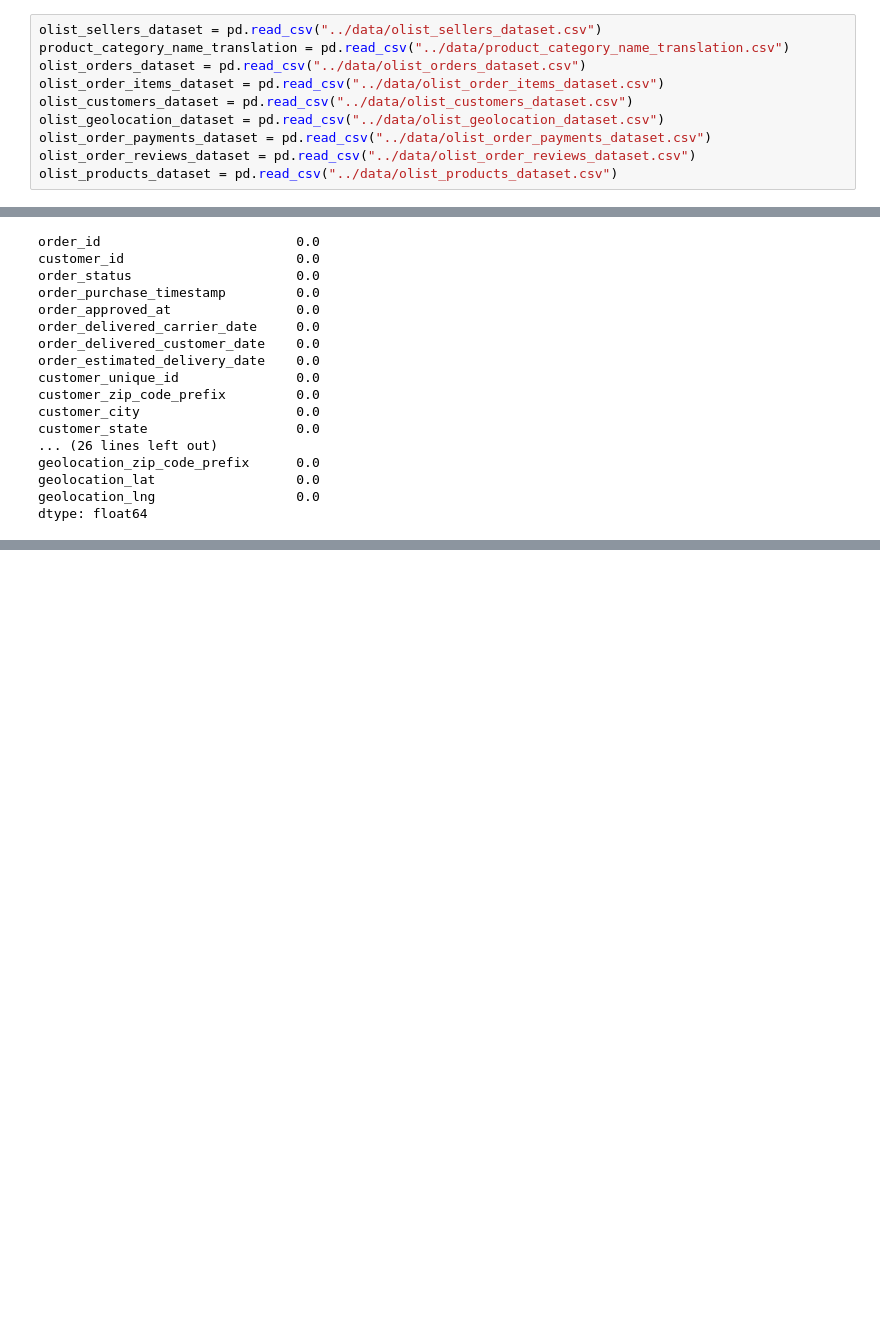
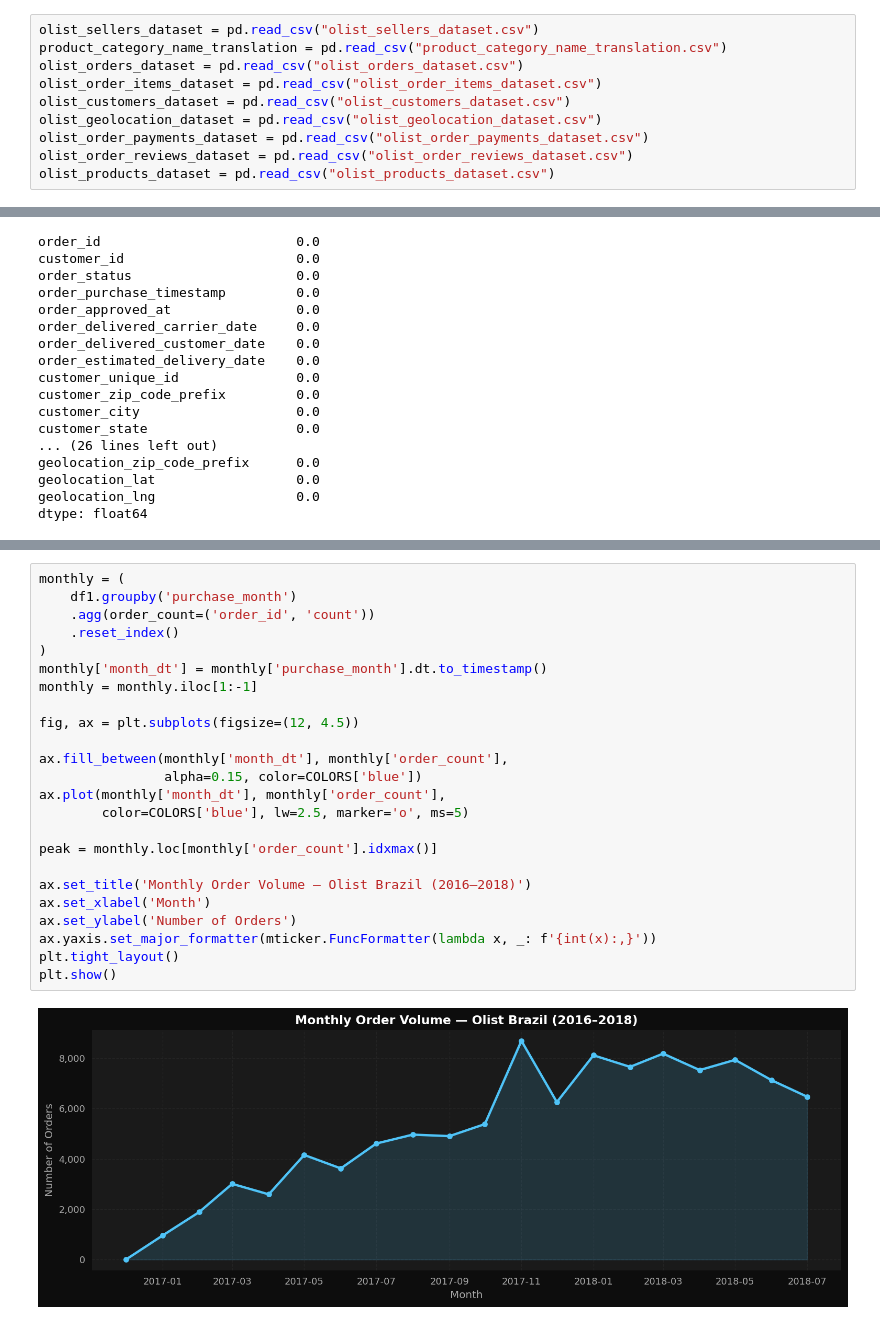
Before and after one commit to sandip1203/Brazilian-E-commerce-Dashboard, a Jupyter notebook: notebook/data cleaning.ipynb, the cells around one changed output, grey strips where cells are left out. Cells and saved outputs as stored; diff of their text form; blank space fills up the shorter version.

Commit message:
updat ein data cleaning

```diff
--- a/notebook/data cleaning.ipynb
+++ b/notebook/data cleaning.ipynb
@@ -10,13 +14,13 @@ import numpy as np
 # %%
-olist_sellers_dataset = pd.read_csv("../data/olist_sellers_dataset.csv")
-product_category_name_translation = pd.read_csv("../data/product_category_name_translation.csv")
-olist_orders_dataset = pd.read_csv("../data/olist_orders_dataset.csv")
-olist_order_items_dataset = pd.read_csv("../data/olist_order_items_dataset.csv")
-olist_customers_dataset = pd.read_csv("../data/olist_customers_dataset.csv")
-olist_geolocation_dataset = pd.read_csv("../data/olist_geolocation_dataset.csv")
-olist_order_payments_dataset = pd.read_csv("../data/olist_order_payments_dataset.csv")
-olist_order_reviews_dataset = pd.read_csv("../data/olist_order_reviews_dataset.csv")
-olist_products_dataset = pd.read_csv("../data/olist_products_dataset.csv")
+olist_sellers_dataset = pd.read_csv("olist_sellers_dataset.csv")
+product_category_name_translation = pd.read_csv("product_category_name_translation.csv")
+olist_orders_dataset = pd.read_csv("olist_orders_dataset.csv")
+olist_order_items_dataset = pd.read_csv("olist_order_items_dataset.csv")
+olist_customers_dataset = pd.read_csv("olist_customers_dataset.csv")
+olist_geolocation_dataset = pd.read_csv("olist_geolocation_dataset.csv")
+olist_order_payments_dataset = pd.read_csv("olist_order_payments_dataset.csv")
+olist_order_reviews_dataset = pd.read_csv("olist_order_reviews_dataset.csv")
+olist_products_dataset = pd.read_csv("olist_products_dataset.csv")
 # %%
 
 df = olist_orders_dataset.copy()
@@ -398,0 +586,26 @@ dtype: float64
+# %%
+monthly = (
+    df1.groupby('purchase_month')
+    .agg(order_count=('order_id', 'count'))
+    .reset_index()
+)
+monthly['month_dt'] = monthly['purchase_month'].dt.to_timestamp()
+monthly = monthly.iloc[1:-1]
+
+fig, ax = plt.subplots(figsize=(12, 4.5))
+
+ax.fill_between(monthly['month_dt'], monthly['order_count'],
+                alpha=0.15, color=COLORS['blue'])
+ax.plot(monthly['month_dt'], monthly['order_count'],
+        color=COLORS['blue'], lw=2.5, marker='o', ms=5)
+
+peak = monthly.loc[monthly['order_count'].idxmax()]
+
+ax.set_title('Monthly Order Volume — Olist Brazil (2016–2018)')
+ax.set_xlabel('Month')
+ax.set_ylabel('Number of Orders')
+ax.yaxis.set_major_formatter(mticker.FuncFormatter(lambda x, _: f'{int(x):,}'))
+plt.tight_layout()
+plt.show()
+# %% [output]
+[figure, added]
```
Also changed, not shown: parts of 17 cells of this notebook.
